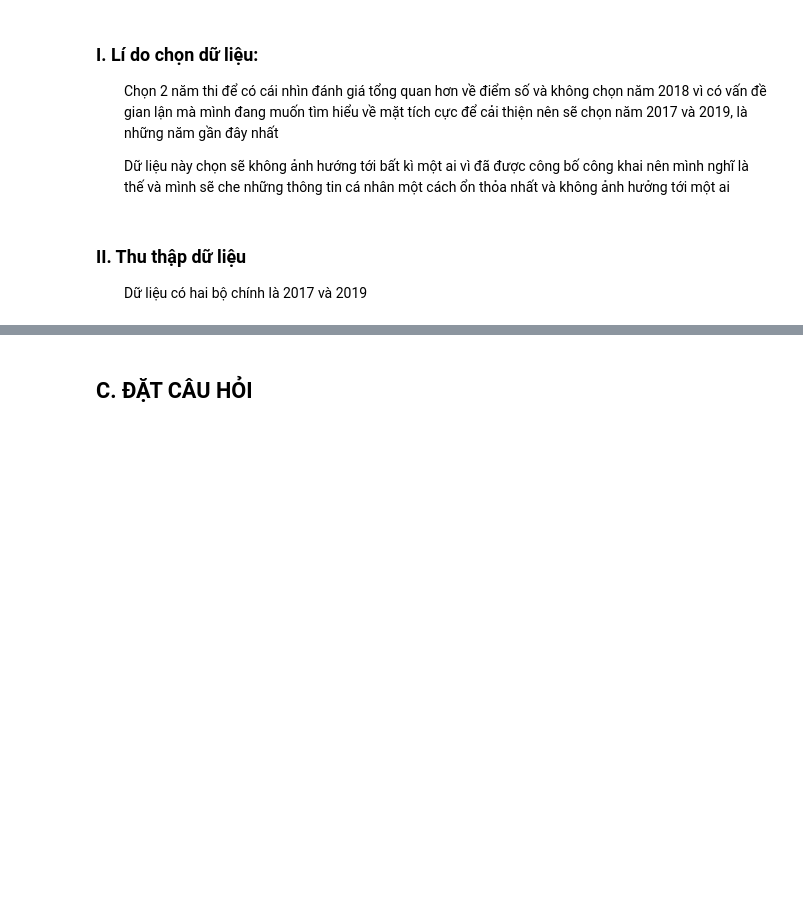
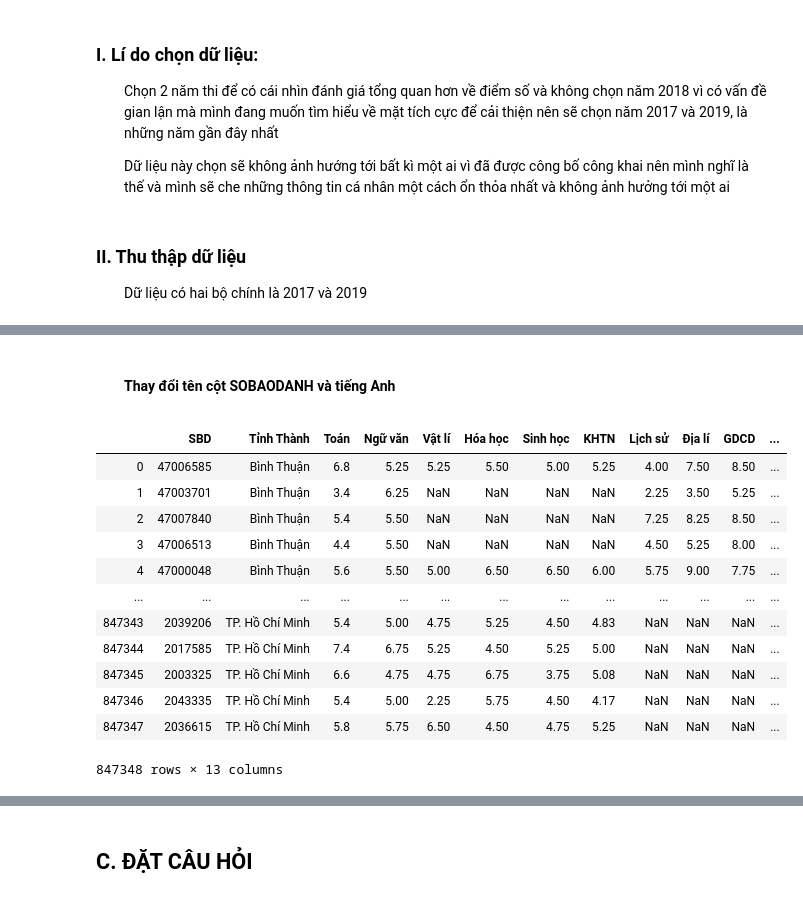
Before and after one commit to ngocbinh53/KHDL, a Jupyter notebook: 1712293-NguyenNgocBinh.ipynb, the cells around one changed output, grey strips where cells are left out. Cells and saved outputs as stored; diff of their text form; code cells hidden in the pictures; blank space fills up the shorter version.

```diff
--- a/1712293-NguyenNgocBinh.ipynb
+++ b/1712293-NguyenNgocBinh.ipynb
@@ -26,0 +55,3 @@
+# %%
+diem2017_df = pd.read_csv('diemTHPT2017.csv')
+diem2017_df
@@ -26,0 +72,19 @@
+# %% [markdown]
+#### <ul>Thay đổi tên cột SOBAODANH và tiếng Anh</ul>
+# %%
+diem2017_df=diem2017_df.rename(columns={'SOBAODANH':'SBD','Tiếng Anh':'Ngoại ngữ'})
+diem2017_df
+# %% [output]
+|  | SBD | Tỉnh Thành | Toán | Ngữ văn | Vật lí | Hóa học | Sinh học | KHTN | Lịch sử | Địa lí | GDCD | ... |
+| 0 | 47006585 | Bình Thuận | 6.8 | 5.25 | 5.25 | 5.50 | 5.00 | 5.25 | 4.00 | 7.50 | 8.50 | ... |
+| 1 | 47003701 | Bình Thuận | 3.4 | 6.25 | NaN | NaN | NaN | NaN | 2.25 | 3.50 | 5.25 | ... |
+| 2 | 47007840 | Bình Thuận | 5.4 | 5.50 | NaN | NaN | NaN | NaN | 7.25 | 8.25 | 8.50 | ... |
+| 3 | 47006513 | Bình Thuận | 4.4 | 5.50 | NaN | NaN | NaN | NaN | 4.50 | 5.25 | 8.00 | ... |
+| 4 | 47000048 | Bình Thuận | 5.6 | 5.50 | 5.00 | 6.50 | 6.50 | 6.00 | 5.75 | 9.00 | 7.75 | ... |
+| ... | ... | ... | ... | ... | ... | ... | ... | ... | ... | ... | ... | ... |
+| 847343 | 2039206 | TP. Hồ Chí Minh | 5.4 | 5.00 | 4.75 | 5.25 | 4.50 | 4.83 | NaN | NaN | NaN | ... |
+| 847344 | 2017585 | TP. Hồ Chí Minh | 7.4 | 6.75 | 5.25 | 4.50 | 5.25 | 5.00 | NaN | NaN | NaN | ... |
+| 847345 | 2003325 | TP. Hồ Chí Minh | 6.6 | 4.75 | 4.75 | 6.75 | 3.75 | 5.08 | NaN | NaN | NaN | ... |
+| 847346 | 2043335 | TP. Hồ Chí Minh | 5.4 | 5.00 | 2.25 | 5.75 | 4.50 | 4.17 | NaN | NaN | NaN | ... |
+| 847347 | 2036615 | TP. Hồ Chí Minh | 5.8 | 5.75 | 6.50 | 4.50 | 4.75 | 5.25 | NaN | NaN | NaN | ... |
+847348 rows × 13 columns
```
Also changed, not shown: parts of 26 cells of this notebook.
